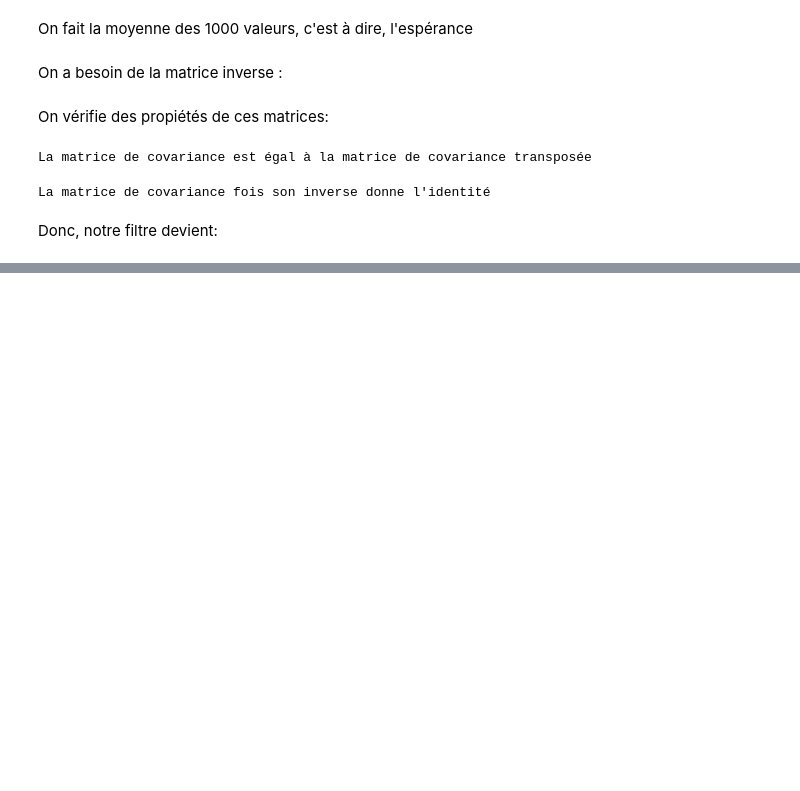
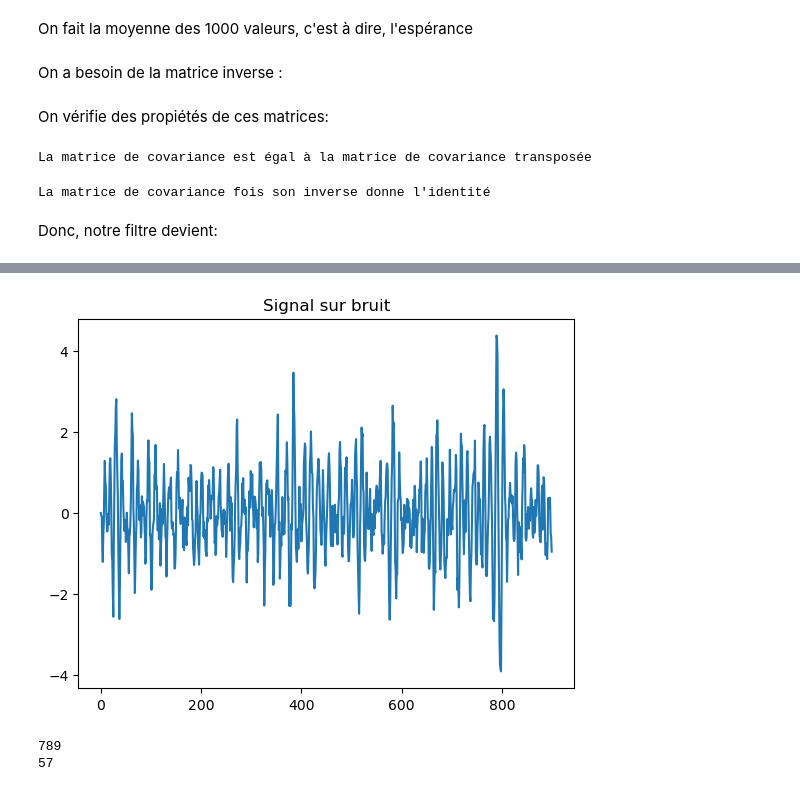
Before and after one commit to Ovive57/M2_filtrage, a Jupyter notebook: Signal_complexe.ipynb, the cells around one changed output, grey strips where cells are left out. Saved outputs shown, nothing was run; the diff lists cells and outputs as text; code cells hidden in the pictures; blank space fills up the shorter version.

```diff
--- a/Signal_complexe.ipynb
+++ b/Signal_complexe.ipynb
@@ -208,0 +249,10 @@ filtre = np.dot(cov, signal_model)
+# %%
+bruit_filtre = bruit_filtre/1000
+devbr = devbr/1000
+SNR = prodat/devbr
+# %%
+plt.plot(SNR)
+plt.title("Signal sur bruit")
+plt.show()
+# %% [output]
+[figure, added]
@@ -208,0 +277,7 @@ filtre = np.dot(cov, signal_model)
+# %%
+a = traitement_SNR(SNR)
+print(a)
+print(pos)
+# %% [output]
+789
+57
```
Also changed, not shown: parts of 9 cells of this notebook.
